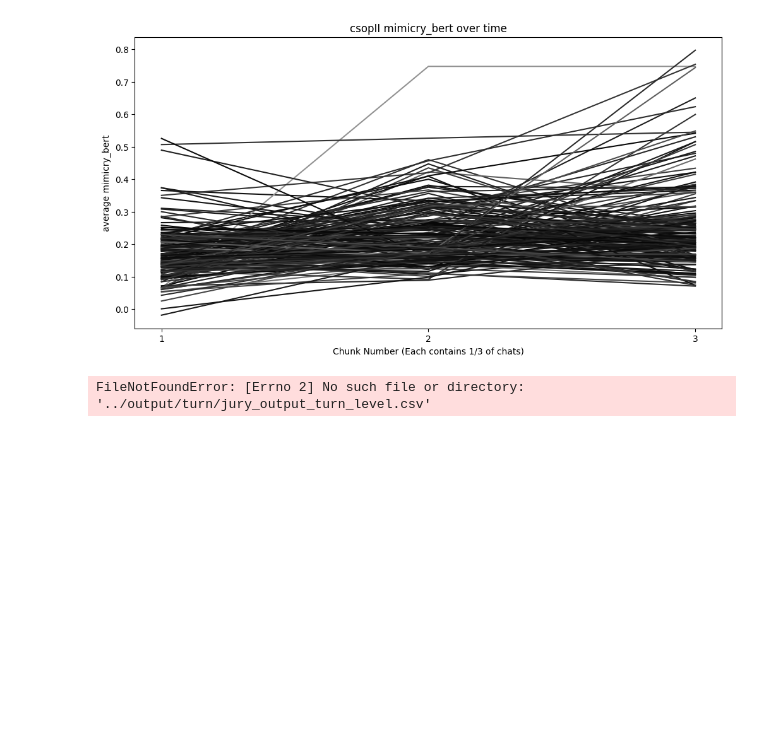
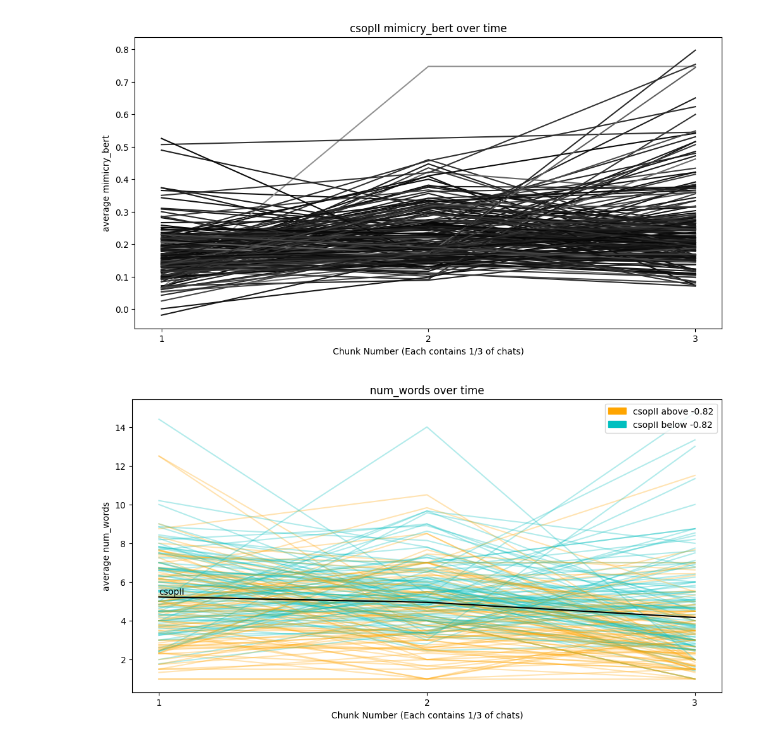
Before and after one commit to Watts-Lab/team_comm_tools, a Jupyter notebook: feature_engine/utils/visualization_chat_level.ipynb, the cells around one changed output. Saved outputs shown, nothing was run; the diff lists cells and outputs as text; code cells hidden in the pictures; blank space fills up the shorter version.

```diff
--- a/feature_engine/utils/visualization_chat_level.ipynb
+++ b/feature_engine/utils/visualization_chat_level.ipynb
@@ -23,9 +23,11 @@ def max_chunks_screening(df, max_chunks):
     if (len(df) == max_chunks):
         return df
 
-def get_feature_data(feature, dataset, chunks):
+def get_feature_data(feature, dataset, chunks, turns=True):
     chat_fields = ['conversation_num', feature]
-    chat_df = pd.read_csv('../output/turn/' + dataset + '_output_turn_level.csv', skipinitialspace=True, usecols=chat_fields)
+
+    df_type = "turn" if turns else "chat"
+    chat_df = pd.read_csv('../output/'+ df_type + "/" + dataset + '_output_' + df_type + '_level.csv', skipinitialspace=True, usecols=chat_fields)
 
     chunked_df = assign_chunk_nums(chat_df, chunks)
 
@@ -207,10 +209,10 @@ Plots the variation over discrete chunks of time for a single feature across mul
 @param isMedian (bool): If set to true, uses the median z-score value (which splits teams into the "top 50%" and "bottom 50%" by z-score.)
     Defaults to FALSE.
 '''
-def visualize_arr(feature, datasets, chunks, zscoreSplit, isMedian = False):
+def visualize_arr(feature, datasets, chunks, zscoreSplit, turns=True, isMedian = False):
 
     data_arr_to_plot = [pd.merge(
-            left=get_feature_data(feature, dataset, chunks),
+            left=get_feature_data(feature, dataset, chunks, turns),
             right=get_target_data(feature, dataset),
             on=['conversation_num'],
             how="inner"
@@ -227,6 +229,6 @@ visualize('mimicry_bert','csopII', 3, zscoreSplit=0, isMedian=False, rg_colors=[
 [figure]
 # %%
 # MULTIPLE
-visualize_arr('num_words', ['jury', 'csopII'], 3, zscoreSplit=0, isMedian=True)
+visualize_arr('num_words', ['csopII'], 3, zscoreSplit=0, turns = False, isMedian=True)
 # %% [output]
-FileNotFoundError: [Errno 2] No such file or directory: '../output/turn/jury_output_turn_level.csv'
+[figure, added]
```
Also changed, not shown: parts of 1 cell of this notebook.
